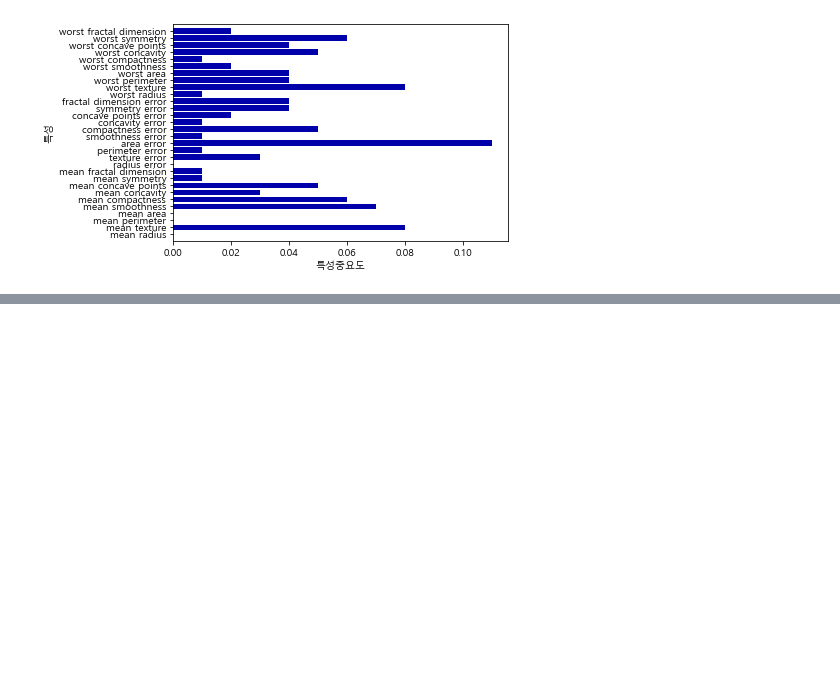
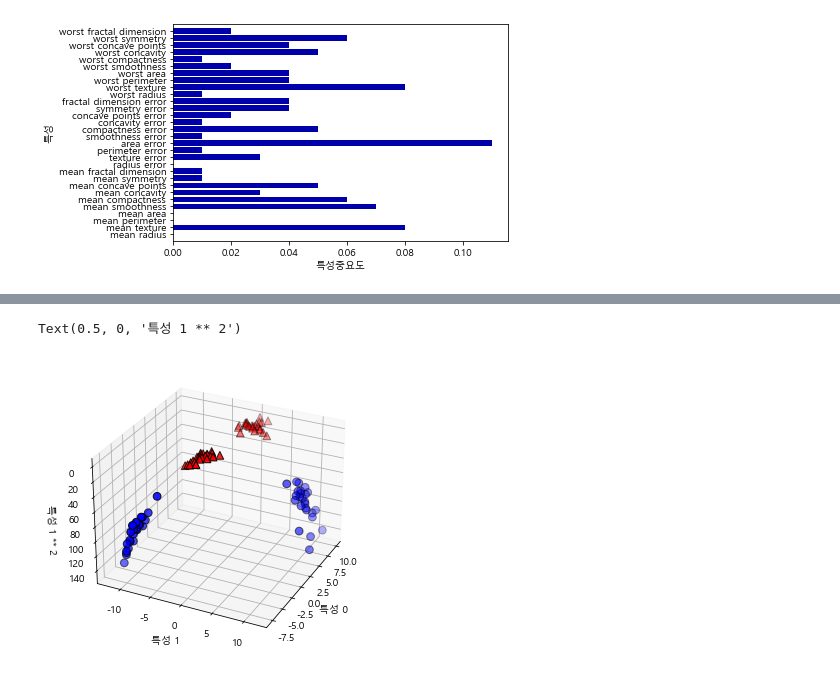
Before and after one commit to jeenuu/Machine-Learning-with-Python, a Jupyter notebook: chapter_2/2.3 Supervised_Machine_Learning_Algorithms.ipynb, the cells around one changed output, grey strips where cells are left out. Saved outputs shown, nothing was run; the diff lists cells and outputs as text; code cells hidden in the pictures; blank space fills up the shorter version.

```diff
--- a/chapter_2/2.3 Supervised_Machine_Learning_Algorithms.ipynb
+++ b/chapter_2/2.3 Supervised_Machine_Learning_Algorithms.ipynb
@@ -1198,0 +1247,17 @@ plt.show()
+# %%
+# 두 번째 특성을 제곱한 특성1**2 를 새로운 특성으로 추가해 입력 특성을 확장해서 3차원 데이터 포인트로 표현
+X_new = np.hstack([X, X[:,1:] ** 2])
+from mpl_toolkits.mplot3d import Axes3D, axes3d
+figure = plt.figure()
+
+ax = Axes3D(figure, elev=-152, azim=-26)
+mask = y ==0
+ax.scatter(X_new[mask,0], X_new[mask,1], X_new[mask,2], c='b', cmap=mglearn.cm2, s=60, edgecolors='k')
+ax.scatter(X_new[~mask,0], X_new[~mask,1], X_new[~mask,2], c='r', marker='^', cmap=mglearn.cm2, s=60, edgecolors='k')
+
+ax.set_xlabel("특성 0")
+ax.set_ylabel("특성 1")
+ax.set_zlabel("특성 1 ** 2")
+# %% [output]
+Text(0.5, 0, '특성 1 ** 2')
+[figure, added]
```
Also changed, not shown: parts of 5 cells of this notebook.
